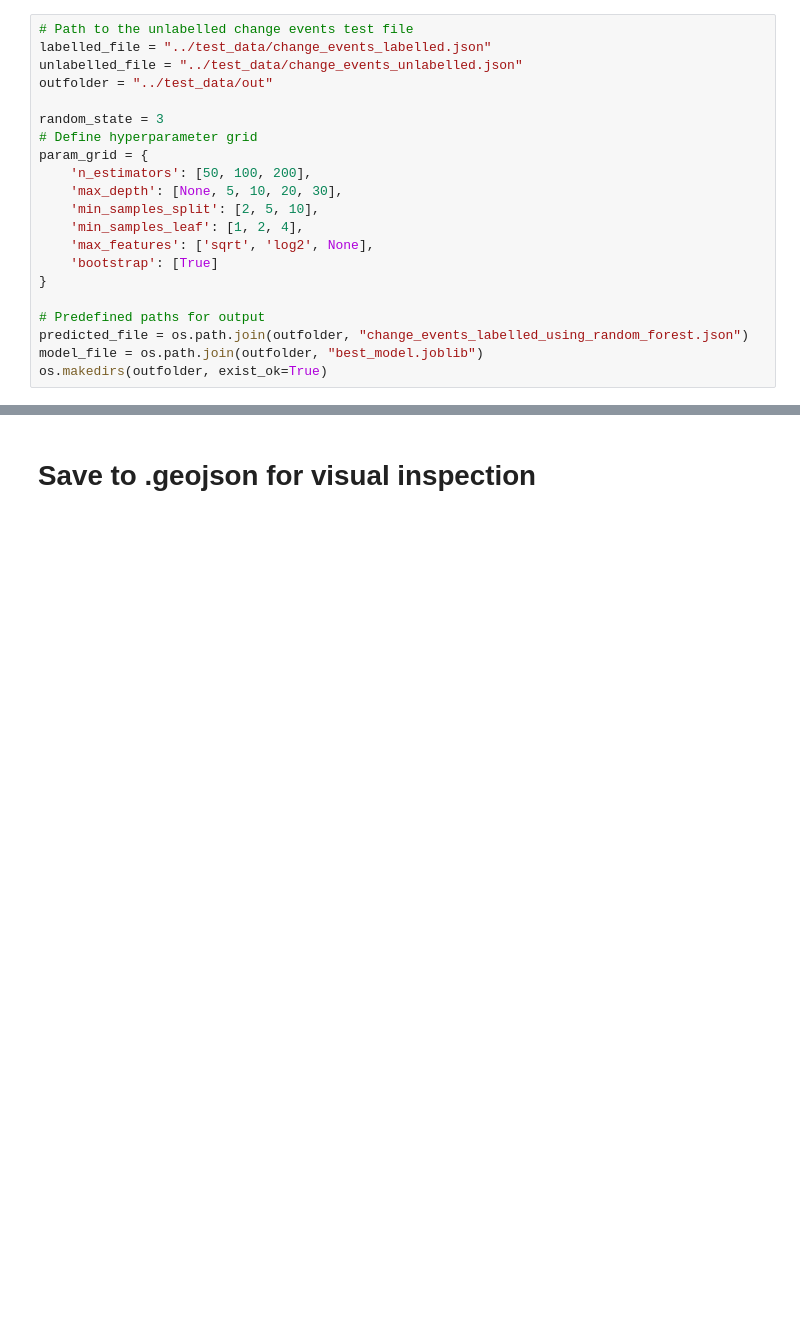
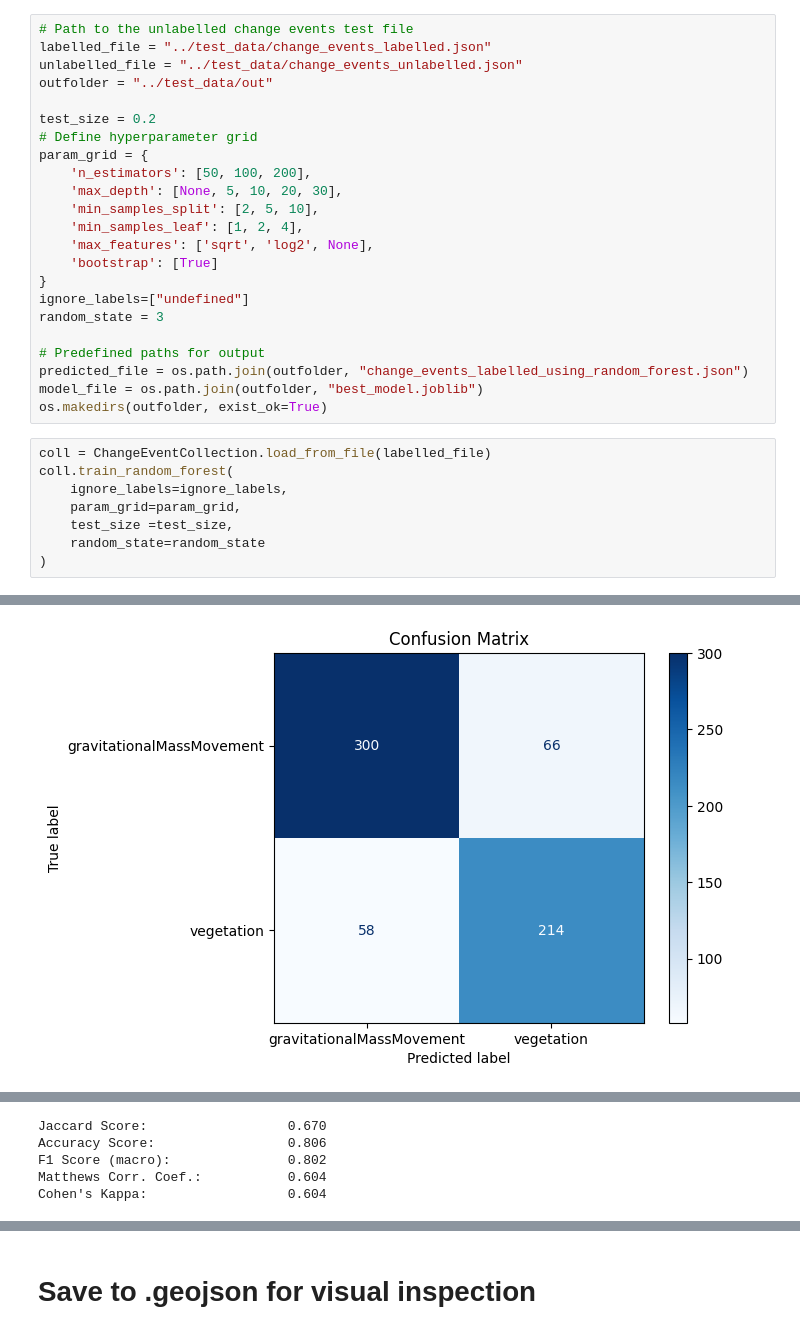
Before and after one commit to 3dgeo-heidelberg/AImon, a Jupyter notebook: demo/classification_of_change_events_using_random_forest_classifier.ipynb, the cells around one changed output, grey strips where cells are left out. Cells and saved outputs as stored; diff of their text form; blank space fills up the shorter version.

```diff
--- a/demo/classification_of_change_events_using_random_forest_classifier.ipynb
+++ b/demo/classification_of_change_events_using_random_forest_classifier.ipynb
@@ -17,7 +15,7 @@ labelled_file = "../test_data/change_events_labelled.json"
 unlabelled_file = "../test_data/change_events_unlabelled.json"
 outfolder = "../test_data/out"
 
-random_state = 3
+test_size = 0.2
 # Define hyperparameter grid
 param_grid = {
     'n_estimators': [50, 100, 200],
@@ -27,8 +25,19 @@ param_grid = {
     'max_features': ['sqrt', 'log2', None],
     'bootstrap': [True]
 }
+ignore_labels=["undefined"]
+random_state = 3
 
 # Predefined paths for output
 predicted_file = os.path.join(outfolder, "change_events_labelled_using_random_forest.json")
 model_file = os.path.join(outfolder, "best_model.joblib")
 os.makedirs(outfolder, exist_ok=True)
+# %%
+coll = ChangeEventCollection.load_from_file(labelled_file)
+coll.train_random_forest(
+    ignore_labels=ignore_labels,
+    param_grid=param_grid,
+    test_size =test_size,
+    random_state=random_state
+)
+# %% [output]
@@ -34,0 +57 @@ os.makedirs(outfolder, exist_ok=True)
+[figure, added]
@@ -35 +59,6 @@ os.makedirs(outfolder, exist_ok=True)
+Jaccard Score:                  0.670
+Accuracy Score:                 0.806
+F1 Score (macro):               0.802
+Matthews Corr. Coef.:           0.604
+Cohen's Kappa:                  0.604
 # %%
```
Also changed, not shown: parts of 5 cells of this notebook, 5 other files.
